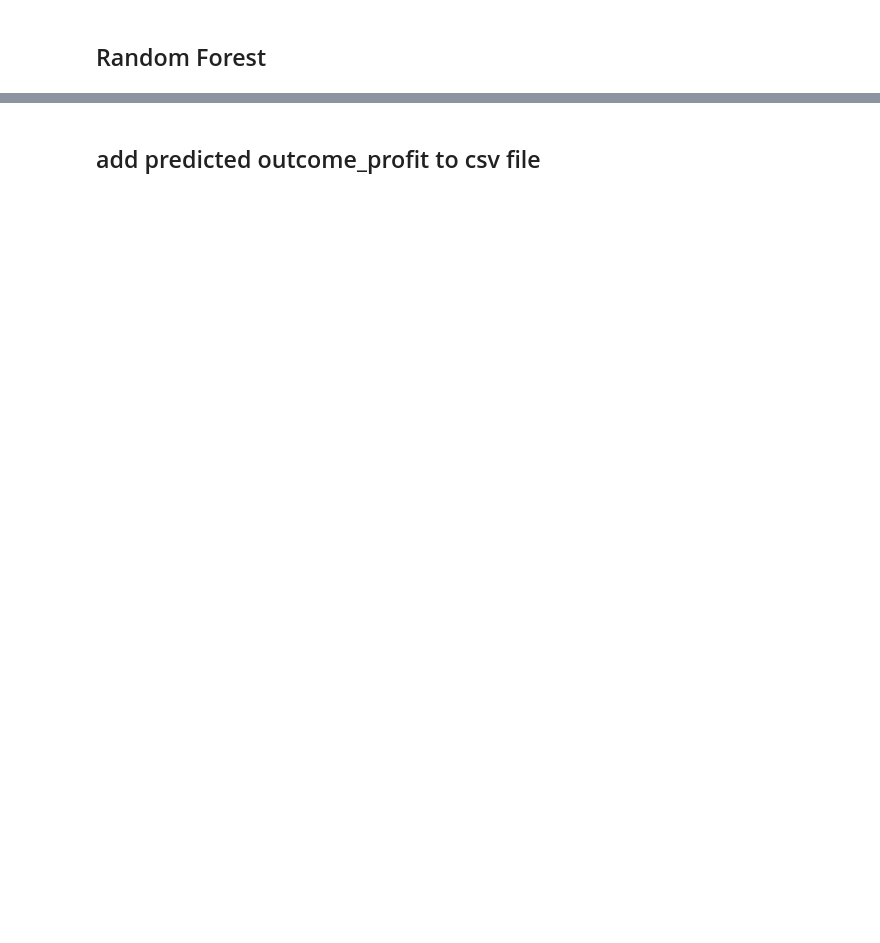
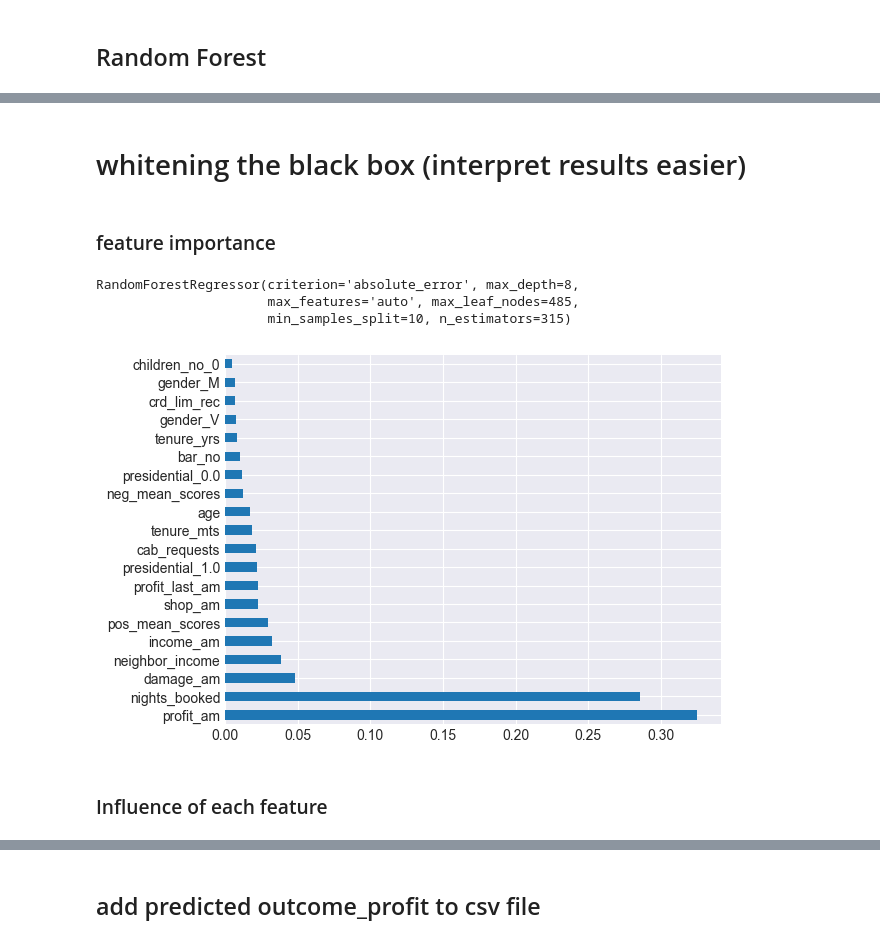
Before and after one commit to Vicba/SchoolProject, a Jupyter notebook: outcome_profit.ipynb, the cells around one changed output, grey strips where cells are left out. Cells and saved outputs as stored; diff of their text form; code cells hidden in the pictures; blank space fills up the shorter version.

```diff
--- a/outcome_profit.ipynb
+++ b/outcome_profit.ipynb
@@ -379,0 +498,28 @@ for ax in axs.flat:
+# %%
+from sklearn.model_selection import GridSearchCV
+from sklearn.ensemble import RandomForestRegressor
+
+criterion =['absolute_error']
+n_estimators = [315] #see best params
+max_features = ['auto'] #see best params
+max_depth = [6,8] #see plot
+min_samples_split = [2,10] #see plot
+min_samples_leaf = [1,3] #see plot
+max_leaf_nodes = [485] #see best params
+
+
+# create the random grid to search for best hyperparameters
+grid = {'criterion': criterion,
+               'n_estimators': n_estimators,
+               'max_features': max_features,
+                'max_leaf_nodes': max_leaf_nodes,
+               'max_depth': max_depth,
+               'min_samples_split': min_samples_split,
+               'min_samples_leaf': min_samples_leaf}
+
+# then do cross-validation
+rf = RandomForestRegressor()
+rf_grid = GridSearchCV(estimator=rf, param_grid=grid, cv=5,verbose=2, n_jobs=-1)
+
+# n_jobs=-1 to run as many models  parallel as possible
+rf_grid.fit(X_train_stand, y_train)
@@ -379,0 +553,27 @@ for ax in axs.flat:
+# %% [markdown]
+# whitening the black box (interpret results easier)
+# %% [markdown]
+### feature importance
+# %%
+# Best params
+params = rf_grid.best_params_
+rf_gridBest = RandomForestRegressor(**params)
+rf_gridBest.fit(X_train_stand, y_train)
+# %% [output]
+RandomForestRegressor(criterion='absolute_error', max_depth=8,
+                      max_features='auto', max_leaf_nodes=485,
+                      min_samples_split=10, n_estimators=315)
+# %%
+# Plot the 20 most important params
+
+from matplotlib import pyplot as plt
+
+plt.figure()
+
+feat_importances = pd.Series(rf_gridBest.feature_importances_, index=X_train.columns)
+feat_importances.nlargest(20).plot(kind='barh')
+plt.show()
+# %% [output]
+[figure, added]
+# %% [markdown]
+### Influence of each feature
```
Also changed, not shown: parts of 88 cells of this notebook, 2 other files.
